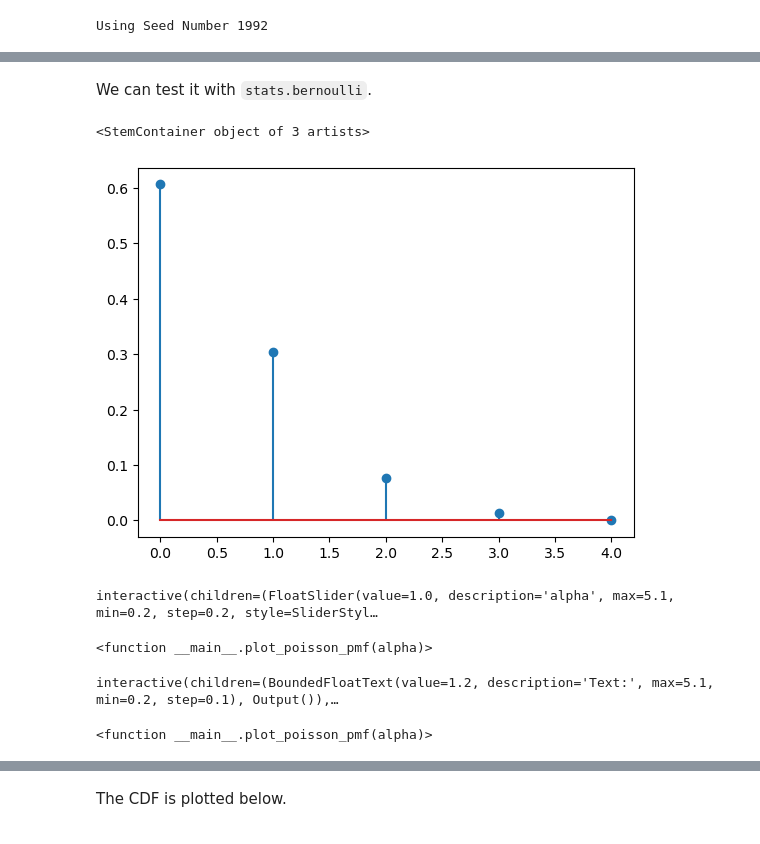
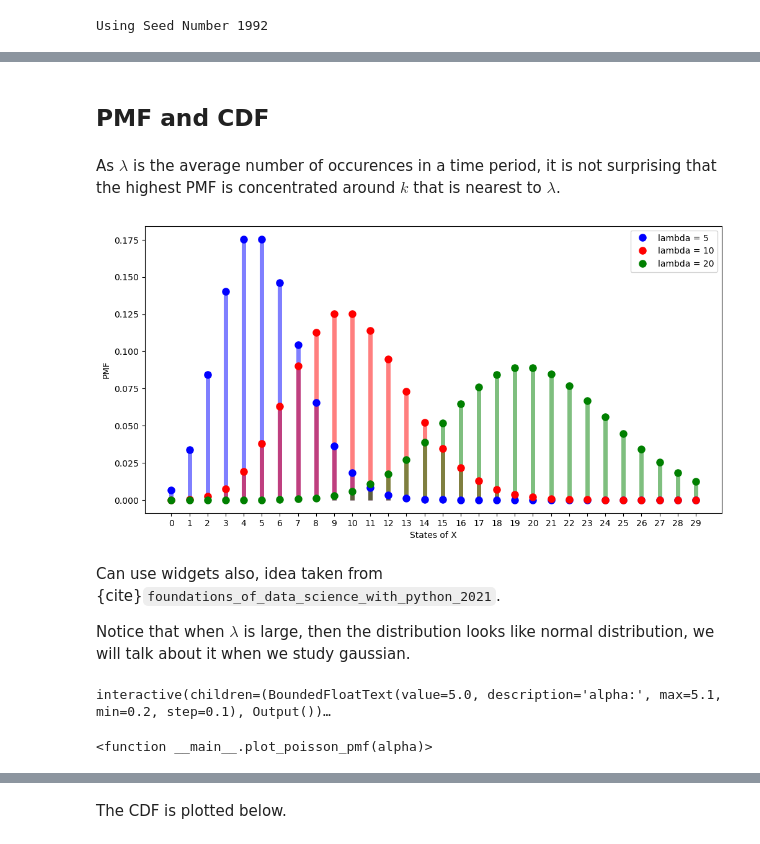
Before and after one commit to tan-wt/gaohn-probability-stats, a Jupyter notebook: content/03_discrete_random_variables/0311_poisson_distribution_implementation.ipynb, the cells around one changed output, grey strips where cells are left out. Drawn from its saved outputs; the diff is of its cells as text; code cells hidden in the pictures.

Commit message:
docs: add content to 0311_poisson_distribution_implementation

```diff
--- a/content/03_discrete_random_variables/0311_poisson_distribution_implementation.ipynb
+++ b/content/03_discrete_random_variables/0311_poisson_distribution_implementation.ipynb
@@ -105,51 +28,54 @@ $$
-# %% [markdown]
-We can test it with `stats.bernoulli`.
-# %%
-P1 = stats.poisson(0.5)
-p1vals = range(5)
-plt.stem(p1vals, P1.pmf(p1vals), use_line_collection=True)
-# %% [output]
-<StemContainer object of 3 artists>
-[figure, removed]
+# %% [markdown]
+## PMF and CDF
+# %% [markdown]
+As $\lambda$ is the average number of occurences in a time period, it is not surprising that
+the highest PMF is concentrated around $k$ that is nearest to $\lambda$.
+# %%
+fig = plt.figure(figsize=(12, 6))
+lambdas = [5, 10, 20]
+markers = ["bo", "ro", "go"]
+colors = ["b", "r", "g"]
+x = np.arange(0, 30)
+
+for lambda_, marker, color in zip(lambdas, markers, colors):
+    rv = stats.poisson(lambda_)
+    f = rv.pmf(x)
+    plt.plot(
+        x,
+        f,
+        marker,
+        ms=8,
+        label=f"lambda = {lambda_}",
+    )
+    plt.vlines(x, 0, f, colors=color, lw=5, alpha=0.5)
+plt.ylabel("PMF")
+plt.xlabel("States of X")
+plt.xticks(x)
+plt.legend()
+plt.show()
+# %% [output]
+[figure, added]
+# %% [markdown]
+Can use widgets also, idea taken from {cite}`foundations_of_data_science_with_python_2021`.
+
+Notice that when $\lambda$ is large, then the distribution looks like normal distribution, we will talk about it when we study gaussian.
 # %%
 import ipywidgets as widgets
 
-
 pvals = np.arange(0, 11)
 
-
-def plot_poisson_pmf(alpha):
+def plot_poisson_pmf(lambda_):
     plt.clf()
-    plt.stem(pvals, stats.poisson.pmf(pvals, mu=alpha), use_line_collection=True)
+    plt.stem(pvals, stats.poisson.pmf(pvals, mu=lambda_), use_line_collection=True)
     plt.show()
 
 
 widgets.interact(
     plot_poisson_pmf,
-    alpha=widgets.FloatSlider(
-        min=0.2,
-        max=5.1,
-        step=0.2,
-        value=1,
-        description="alpha",
-        style={"description_width": "initial"},
+    alpha=widgets.BoundedFloatText(
+        value=5, min=0.2, max=5.1, step=0.1, description="lambda:", disabled=False
     ),
 )
 # %% [output]
-interactive(children=(FloatSlider(value=1.0, description='alpha', max=5.1, min=0.2, step=0.2, style=SliderStyl…
+interactive(children=(BoundedFloatText(value=5.0, description='alpha:', max=5.1, min=0.2, step=0.1), Output())…
 <function __main__.plot_poisson_pmf(alpha)>
-# %%
-widgets.interact(
-    plot_poisson_pmf,
-    alpha=widgets.BoundedFloatText(
-    value=1.2,
-    min=0.2,
-    max=5.1,
-    step=0.1,
-    description='Text:',
-    disabled=False
-)
-)
-# %% [output]
-interactive(children=(BoundedFloatText(value=1.2, description='Text:', max=5.1, min=0.2, step=0.1), Output()),…
-<function __main__.plot_poisson_pmf(alpha)>
```
Also changed, not shown: parts of 31 cells of this notebook, 1 other file.
